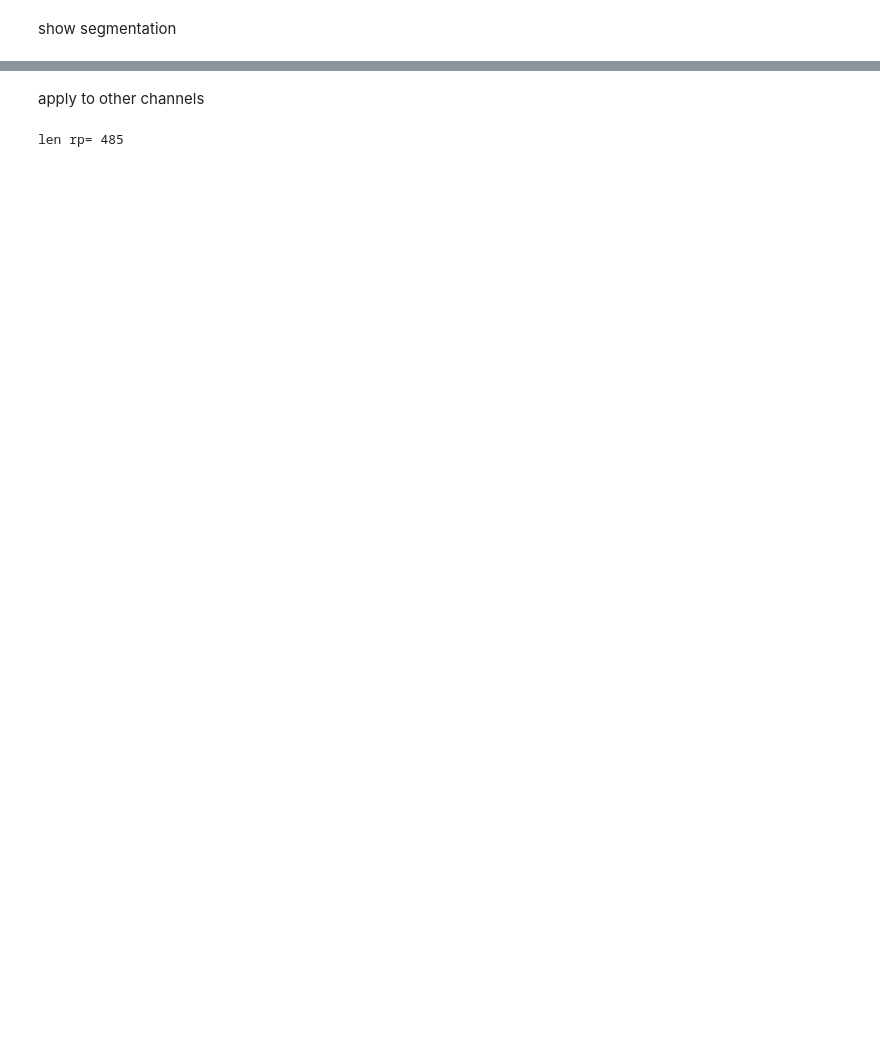
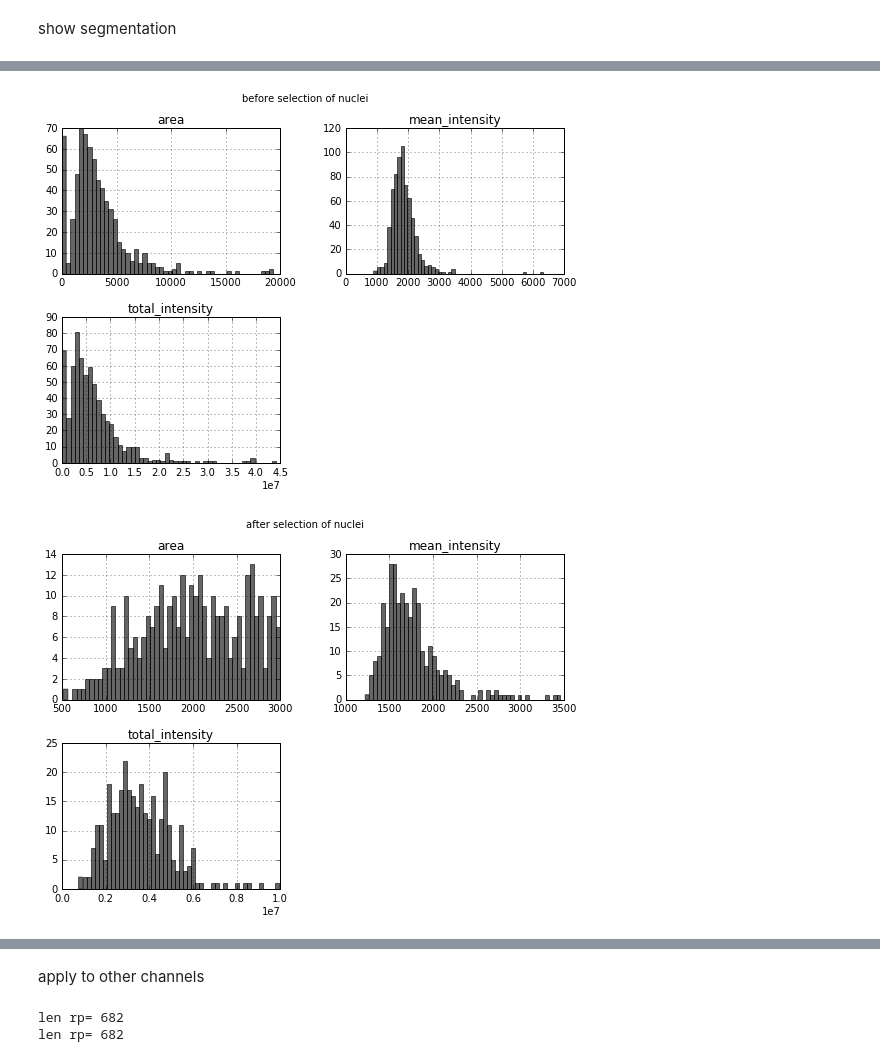
Before and after one commit to jjmetzger/stemcell_segmentation, a Jupyter notebook: watershed3d.ipynb, the cells around one changed output, grey strips where cells are left out. Saved outputs shown, nothing was run; the diff lists cells and outputs as text; code cells hidden in the pictures; blank space fills up the shorter version.

```diff
--- a/watershed3d.ipynb
+++ b/watershed3d.ipynb
@@ -87,0 +61,5 @@ w.select_nuclei()
+# %%
+w.select_nuclei(quantiles=[0.2,0.9], cutoff=[500,3000])
+# %% [output]
+[figure, added]
+[figure, added]
@@ -94,4 +76,6 @@ filename_sox2 = '/Users/jakob/Documents/RU/Data/ufo_min/T0050/UFO20150807_stitch
 # %%
 w.apply_to_channels(filename_sox2, 'sox2')
+w.apply_to_channels(filename_bra, 'bra')
 # %% [output]
-len rp= 485
+len rp= 682
+len rp= 682
```
Also changed, not shown: parts of 26 cells of this notebook, 1 other file.
